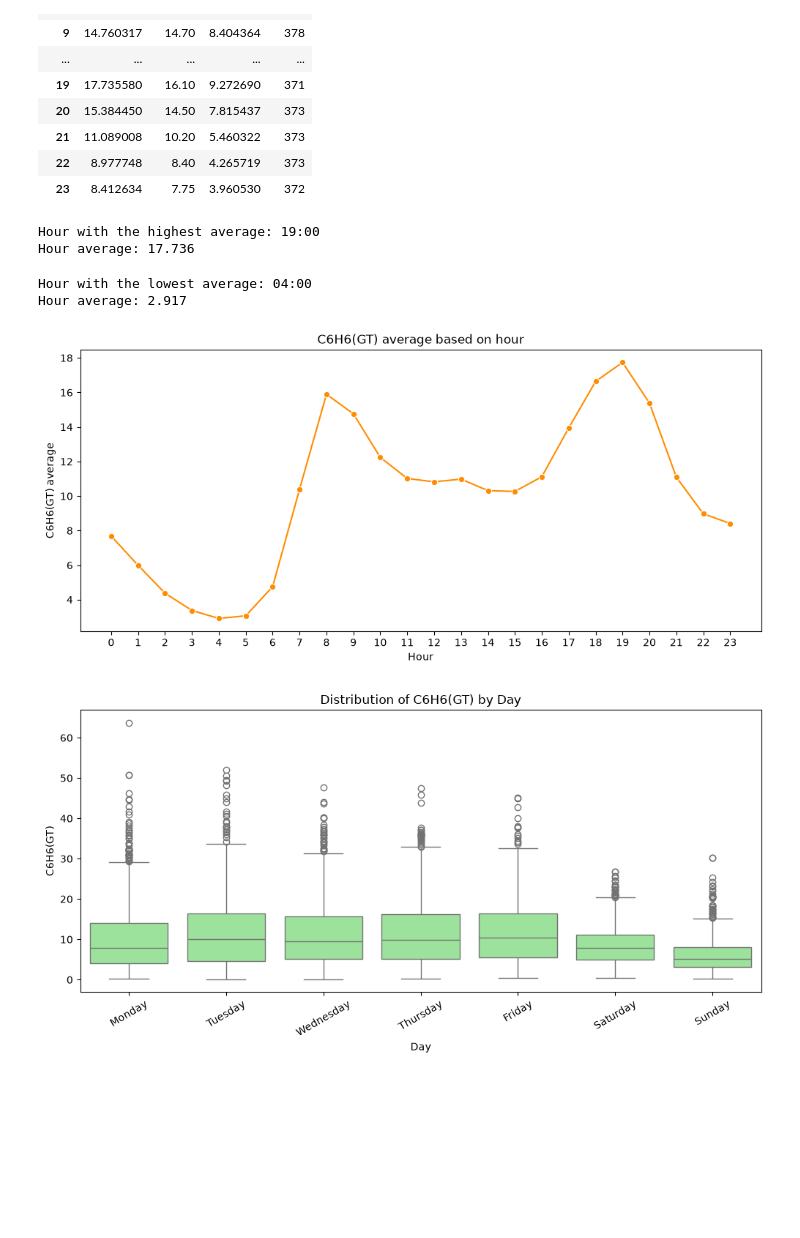
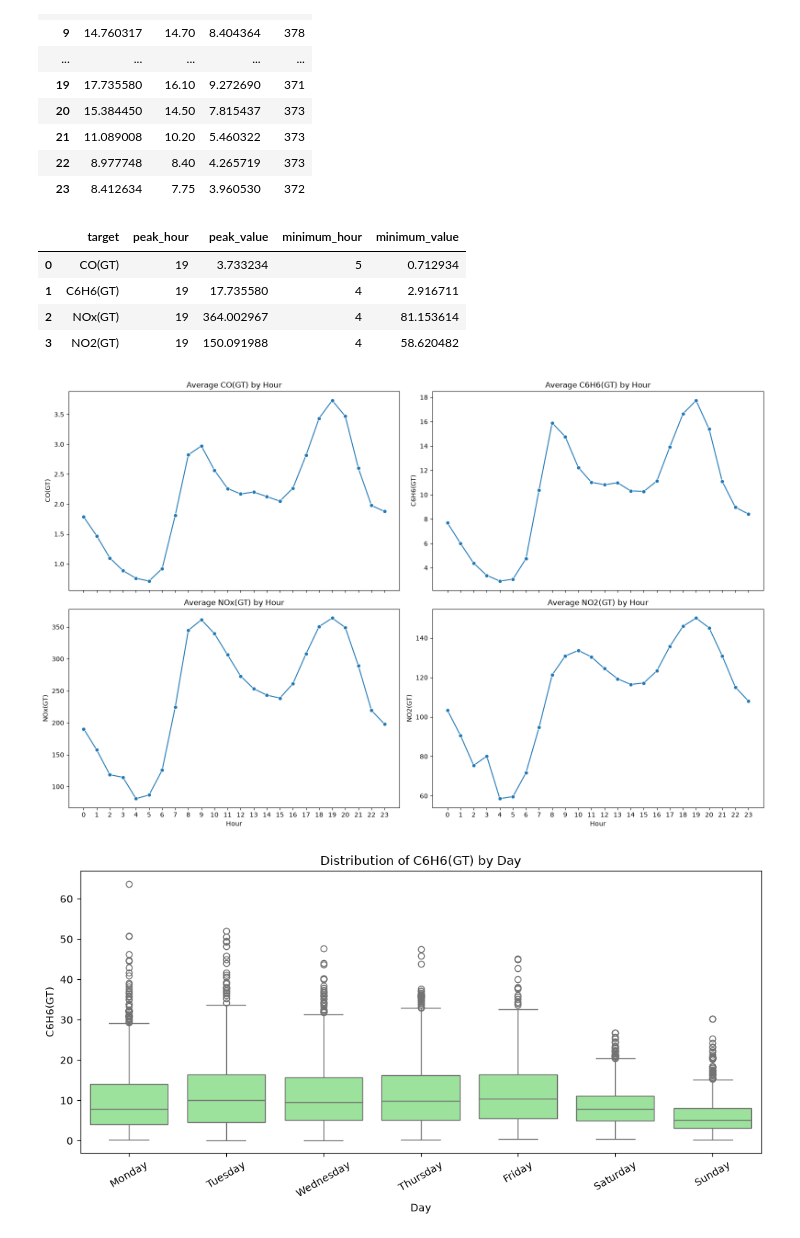
Before and after one commit to AkmalFazli27/air-quality-estimation, a Jupyter notebook: notebooks/eda.ipynb, the cells around one changed output. Drawn from its saved outputs; the diff is of its cells as text; code cells hidden in the pictures; blank space fills up the shorter version.

Commit message:
refactor: add pattern by hour for each target

```diff
--- a/notebooks/eda.ipynb
+++ b/notebooks/eda.ipynb
@@ -405,42 +410,55 @@ hourly_target
 | 21 | 11.089008 | 10.20 | 5.460322 | 373 |
 | 22 | 8.977748 | 8.40 | 4.265719 | 373 |
 | 23 | 8.412634 | 7.75 | 3.960530 | 372 |
-# %%
-peak_hour = hourly_target["mean"].idxmax()
-peak_value = hourly_target["mean"].max()
-
-print(f"Hour with the highest average: {peak_hour:02d}:00")
-print(f"Hour average: {peak_value:.3f}")
-# %% [output]
-Hour with the highest average: 19:00
-Hour average: 17.736
 # %%
-minimum_hour = hourly_target["mean"].idxmin()
-minimum_value = hourly_target["mean"].min()
+hour_extremes = []
 
-print(f"Hour with the lowest average: {minimum_hour:02d}:00")
-print(f"Hour average: {minimum_value:.3f}")
+for target in target_columns:
+    hourly_summary = hourly_target_summary[target]
+
+    peak_hour = hourly_summary["mean"].idxmax()
+    peak_value = hourly_summary["mean"].max()
+    minimum_hour = hourly_summary["mean"].idxmin()
+    minimum_value = hourly_summary["mean"].min()
+
+    hour_extremes.append({
+        "target": target,
+        "peak_hour": peak_hour,
+        "peak_value": peak_value,
+        "minimum_hour": minimum_hour,
+        "minimum_value": minimum_value,
+    })
+
+hour_extremes = pd.DataFrame(hour_extremes)
+hour_extremes
 # %% [output]
-Hour with the lowest average: 04:00
-Hour average: 2.917
+|  | target | peak_hour | peak_value | minimum_hour | minimum_value |
+| 0 | CO(GT) | 19 | 3.733234 | 5 | 0.712934 |
+| 1 | C6H6(GT) | 19 | 17.735580 | 4 | 2.916711 |
+| 2 | NOx(GT) | 19 | 364.002967 | 4 | 81.153614 |
+| 3 | NO2(GT) | 19 | 150.091988 | 4 | 58.620482 |
 # %%
-plt.figure(figsize=(12, 5))
+fig, axes = plt.subplots(2, 2, figsize=(16, 10), sharex=True)
 
-sns.lineplot(
-    data=hourly_target,
-    x=hourly_target.index,
-    y="mean",
-    marker="o",
-    color="darkorange"
-)
+for ax, target in zip(axes.flat, target_columns):
+    hourly_summary = hourly_target_summary[target]
 
-plt.title("C6H6(GT) average based on hour")
-plt.xlabel("Hour")
-plt.ylabel("C6H6(GT) average")
-plt.xticks(range(24))
+    sns.lineplot(
+        x=hourly_summary.index,
+        y=hourly_summary["mean"],
+        marker="o",
+        ax=ax
+    )
+
+    ax.set_title(f"Average {target} by Hour")
+    ax.set_xlabel("Hour")
+    ax.set_ylabel(target)
+    ax.set_xticks(range(24))
+
+plt.tight_layout()
 plt.show()
 # %% [output]
-[figure, old version]
+[figure, new version]
 # %%
 day_order = [
     "Monday",
```
Also changed, not shown: parts of 1 cell of this notebook.
